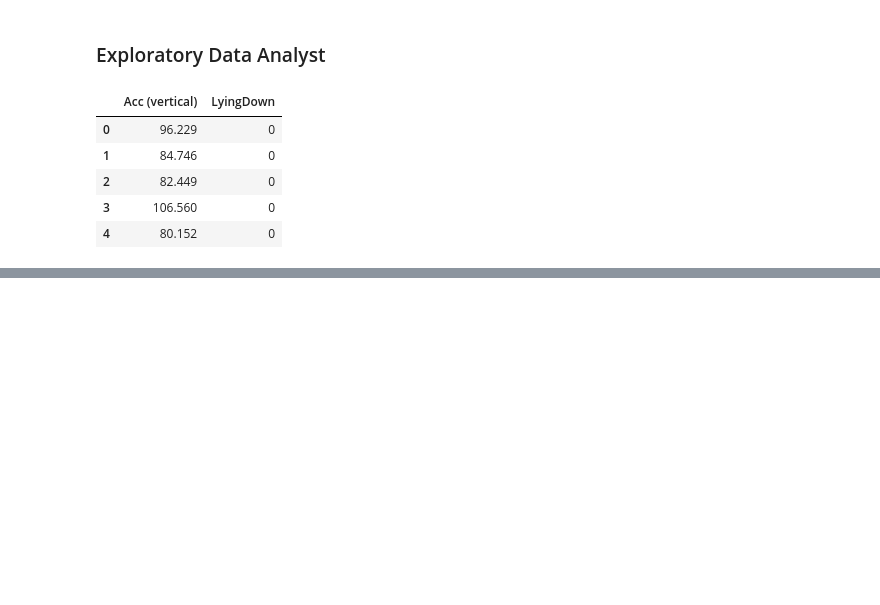
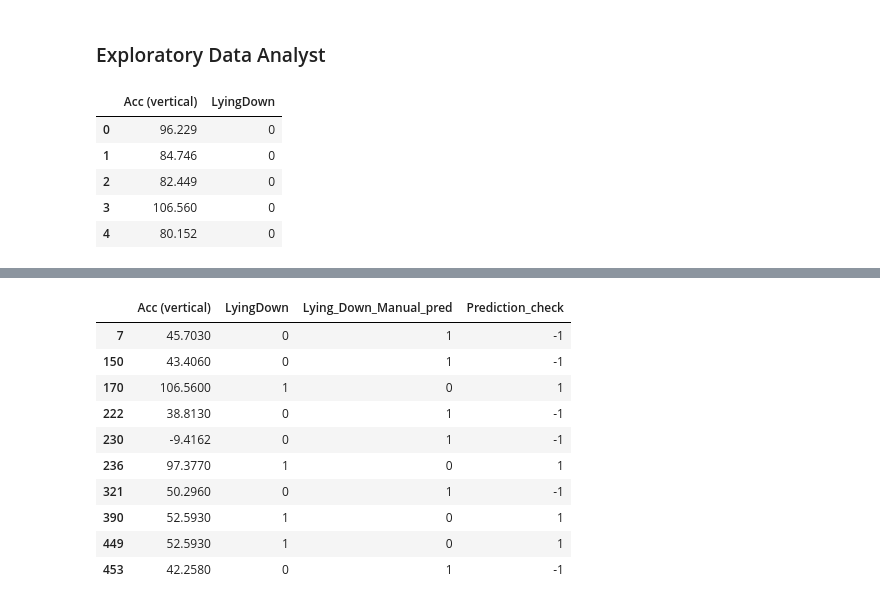
Before and after one commit to AfobCode/LearningPython, a Jupyter notebook: Regression_Analysis/binomial_logistic_regression_intro.ipynb, the cells around one changed output, grey strips where cells are left out. Saved outputs shown, nothing was run; the diff lists cells and outputs as text; code cells hidden in the pictures; blank space fills up the shorter version.

```diff
--- a/Regression_Analysis/binomial_logistic_regression_intro.ipynb
+++ b/Regression_Analysis/binomial_logistic_regression_intro.ipynb
@@ -25,0 +42,5 @@ raw_data.head()
+# %%
+x = raw_data[['Acc (vertical)']]
+y = raw_data[['LyingDown']]
+
+x_train, x_test, y_train, y_test = train_test_split(x,y,test_size=0.3,random_state=42)
@@ -25,0 +76,3 @@ raw_data.head()
+# %%
+acc_data = x.join(y,how='inner')
+acc_data.head()
@@ -25,0 +86,23 @@ raw_data.head()
+# %%
+def lying_prediction(row):
+    pred = math.exp(6.77439 + ((-0.1309)*(row['Acc (vertical)'])))
+    if pred >= 1:
+        return 1
+    else:
+        return 0
+
+acc_data['Lying_Down_Manual_pred'] = acc_data.apply(lying_prediction,axis=1)
+acc_data['Prediction_check'] = acc_data['LyingDown'] - acc_data['Lying_Down_Manual_pred']
+acc_data[acc_data['Prediction_check'] != 0]
+# %% [output]
+|  | Acc (vertical) | LyingDown | Lying_Down_Manual_pred | Prediction_check |
+| 7 | 45.7030 | 0 | 1 | -1 |
+| 150 | 43.4060 | 0 | 1 | -1 |
+| 170 | 106.5600 | 1 | 0 | 1 |
+| 222 | 38.8130 | 0 | 1 | -1 |
+| 230 | -9.4162 | 0 | 1 | -1 |
+| 236 | 97.3770 | 1 | 0 | 1 |
+| 321 | 50.2960 | 0 | 1 | -1 |
+| 390 | 52.5930 | 1 | 0 | 1 |
+| 449 | 52.5930 | 1 | 0 | 1 |
+| 453 | 42.2580 | 0 | 1 | -1 |
```
Also changed, not shown: parts of 9 cells of this notebook.
